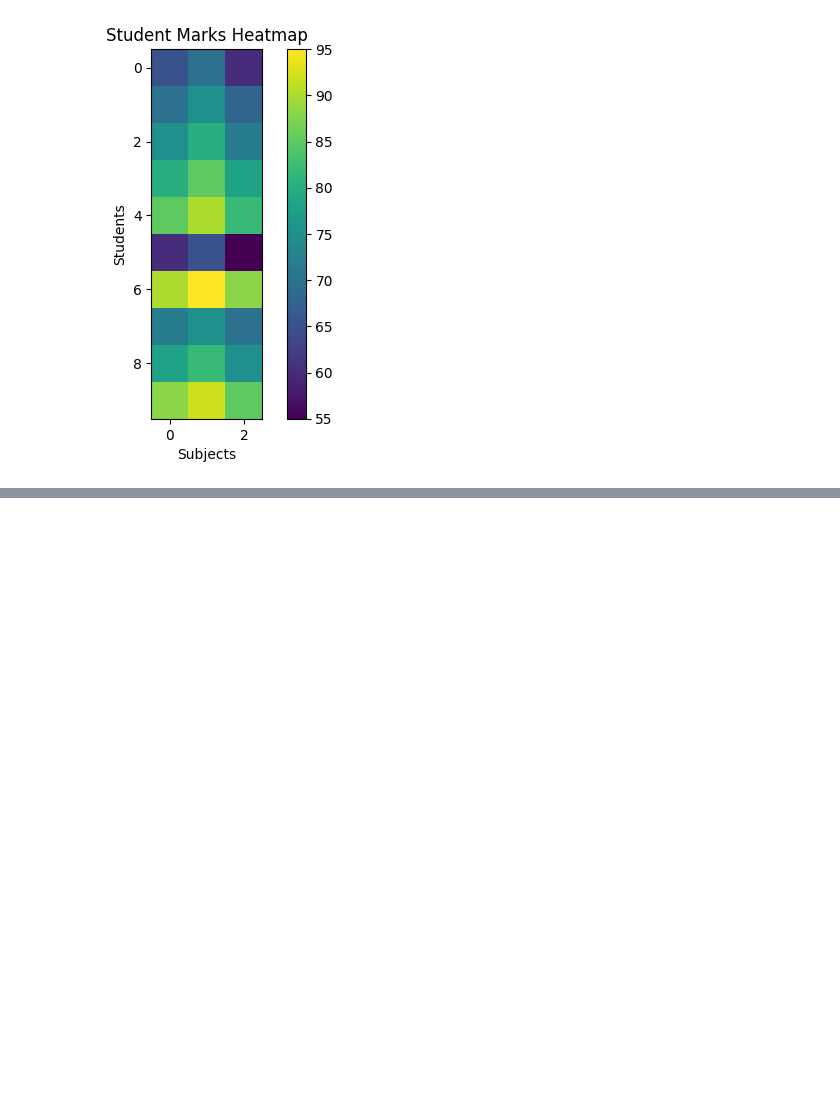
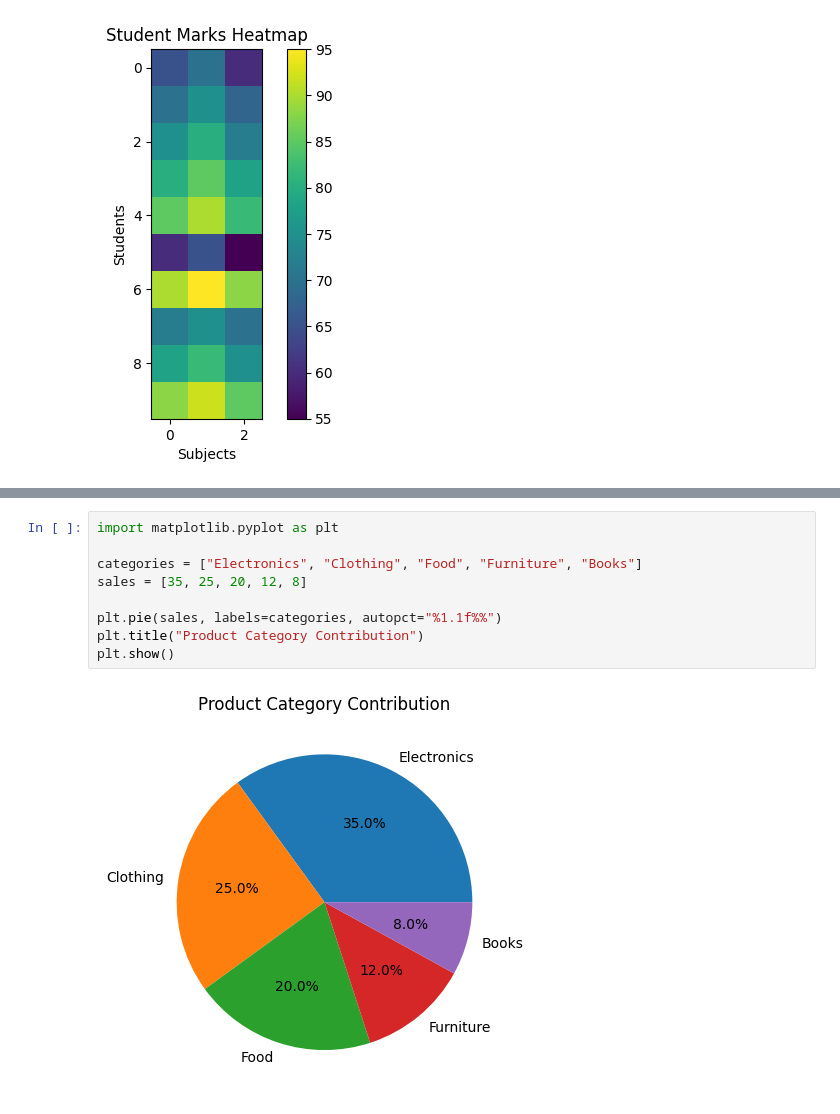
Before and after one commit to yaswanth-tech/da, a Jupyter notebook: matplot.ipynb, the cells around one changed output, grey strips where cells are left out. Cells and saved outputs as stored; diff of their text form; blank space fills up the shorter version.

```diff
--- a/matplot.ipynb
+++ b/matplot.ipynb
@@ -232,0 +263,11 @@ plt.colorbar()
+# %%
+import matplotlib.pyplot as plt
+
+categories = ["Electronics", "Clothing", "Food", "Furniture", "Books"]
+sales = [35, 25, 20, 12, 8]
+
+plt.pie(sales, labels=categories, autopct="%1.1f%%")
+plt.title("Product Category Contribution")
+plt.show()
+# %% [output]
+[figure, added]
```
Also changed, not shown: parts of 31 cells of this notebook.
